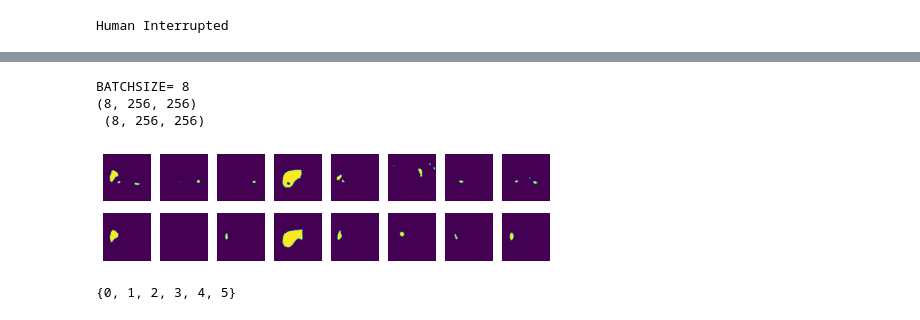
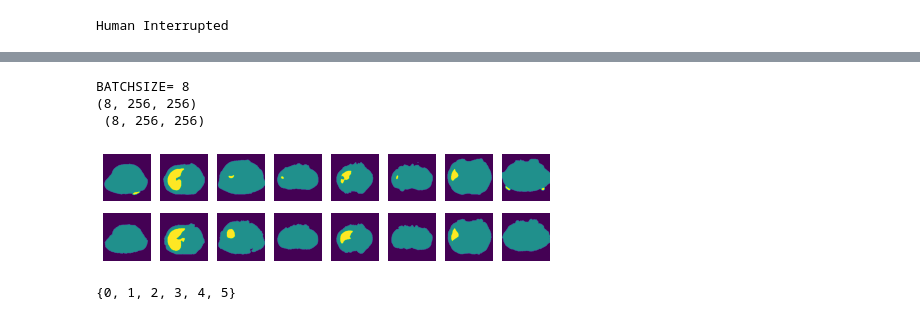
Before and after one commit to ShuYuHuang/UnetCosLoss, a Jupyter notebook: Try_Training.ipynb, the cells around one changed output, grey strips where cells are left out. Saved outputs shown, nothing was run; the diff lists cells and outputs as text; code cells hidden in the pictures.

```diff
--- a/Try_Training.ipynb
+++ b/Try_Training.ipynb
@@ -318,12 +319,12 @@ with torch.no_grad():
 # %%
-show_image_annot((pred.cpu().detach()[:,2]>=0.3).numpy(),
-                 (sample_batched[1]==2).cpu().detach().numpy(),
-                 showPics=8, vmax=1)
+show_image_annot((pred.cpu().detach().argmax(1)).numpy(),
+                 (sample_batched[1]).cpu().detach().numpy(),
+                 showPics=8, vmax=2)
 # %% [output]
 BATCHSIZE= 8
 (8, 256, 256)
  (8, 256, 256)
-[figure, old version]
+[figure, new version]
 # %%
 set(sample_batched[1].flatten().numpy())
 # %% [output]
```
Also changed, not shown: parts of 8 cells of this notebook, 13 other files.
